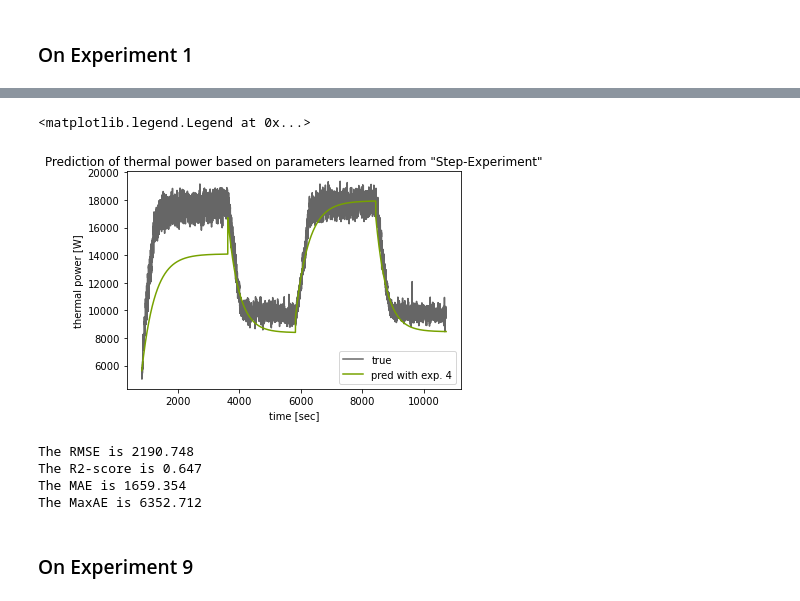
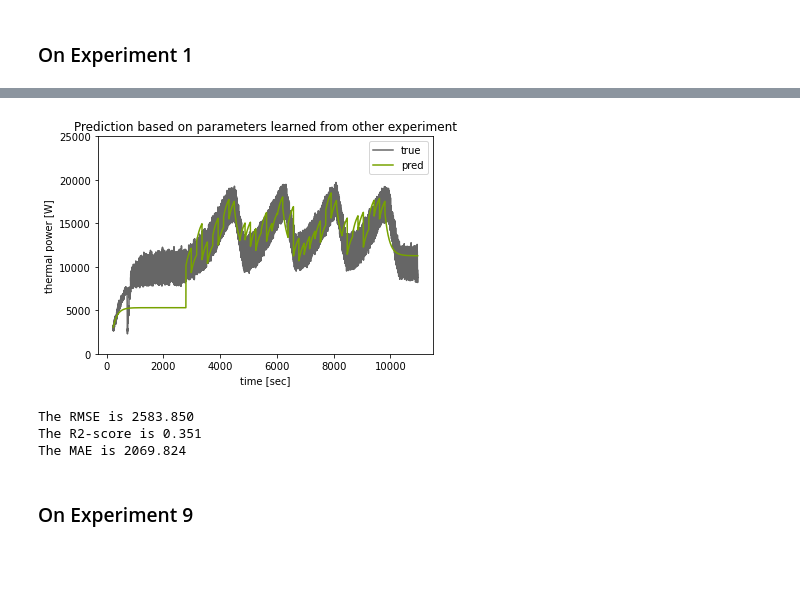
Before and after one commit to Energy-Theory-Guided-Data-Science/Gas-Turbine, a Jupyter notebook: Code/41_Theoretical Prediction.ipynb, the cells around one changed output, grey strips where cells are left out. Cells and saved outputs as stored; diff of their text form; code cells hidden in the pictures; blank space fills up the shorter version.

```diff
--- a/Code/41_Theoretical Prediction.ipynb
+++ b/Code/41_Theoretical Prediction.ipynb
@@ -99,2 +119,9 @@ exp_4 = pp.openCSVFile('experiment_4b_short.csv', OPEN_FOLDER)
+# %%
+exp_1 = gf.open_CSV_file('experiment_23_short.csv', OPEN_FOLDER)
+exp_9 = gf.open_CSV_file('experiment_24_short.csv', OPEN_FOLDER)
+# %%
+exp_4['spinning_approx'] = exp_4['spinning_ist']
+exp_1['spinning_approx'] = exp_1['spinning_ist']
+exp_9['spinning_approx'] = exp_9['spinning_ist']
 # %%
 time_splits_4 = getTimeSplits(exp_4)
@@ -273,8 +314,5 @@ k_spin, tau_spin = metaParameterModelling(df_spin4_prms, linear_func, quadr_func
 Our expert stated, that there are quadratic relationships between the outputs and the input so they might reflect on the parameters. The scatter plots suggest a quadratic relationship of tau to the difference and a linear relationship of k to the input difference.
 # %% [markdown]
 ## Prediction with fitted parameters
-# %%
-exp_1 = pp.openCSVFile('experiment_1_short.csv', OPEN_FOLDER)
-exp_9 = pp.openCSVFile('experiment_9_short.csv', OPEN_FOLDER)
 # %%
 def predictOnOtherExperiment(parameters_k, parameters_tau, data, header):
@@ -317,7 +428,7 @@ def predictOnOtherExperiment(parameters_k, parameters_tau, data, header):
 # %% [markdown]
 ### On Experiment 1
 # %%
-exp_1['el_pred'] = predictOnOtherExperiment(k_el, tau_el, exp_1, 'el_power')
-exp_1['th_pred'] = predictOnOtherExperiment(k_th, tau_th, exp_1, 'th_power')
-exp_1['spin_pred'] = predictOnOtherExperiment(k_spin, tau_spin, exp_1, 'spinning_ist')
+exp_1['el_pred'], dur_1_el = predictOnOtherExperiment(k_el, tau_el, exp_1, 'el_power')
+exp_1['th_pred'], dur_1_th = predictOnOtherExperiment(k_th, tau_th, exp_1, 'th_power')
+exp_1['spin_pred'], dur_1_spin = predictOnOtherExperiment(k_spin, tau_spin, exp_1, 'spinning_approx')
 # %%
@@ -357,20 +471,22 @@ The MaxAE is 412.711
 # %%
 plt.plot(exp_1['time'], exp_1['th_power'], color = kit_grey, label = 'true')
-plt.plot(exp_1['time'], exp_1['th_pred'], color = kit_lightgreen, label = 'pred with exp. 4')
-plt.title('Prediction of thermal power based on parameters learned from "Step-Experiment"')
+plt.plot(exp_1['time'], exp_1['th_pred'], color = kit_lightgreen, label = 'pred')
+plt.title('Prediction based on parameters learned from other experiment')
 plt.xlabel('time [sec]')
+plt.ylim([0, 25000])
 plt.ylabel('thermal power [W]')
 plt.legend()
+
+plt.savefig(image_folder + "predict_1_th.png")
+plt.savefig(image_folder + "predict_1_th.svg")
 # %% [output]
-<matplotlib.legend.Legend at 0x...>
-[figure, old version]
+[figure, new version]
 # %%
-pp.measureDifference(exp_1, 'th_power', 'th_pred')
+gf.measure_difference(exp_1['th_power'], exp_1['th_pred'])
 # %% [output]
-The RMSE is 2190.748
-The R2-score is 0.647
-The MAE is 1659.354
-The MaxAE is 6352.712
+The RMSE is 2583.850
+The R2-score is 0.351
+The MAE is 2069.824
 # %% [markdown]
 ### On Experiment 9
 # %%
```
Also changed, not shown: parts of 53 cells of this notebook.
